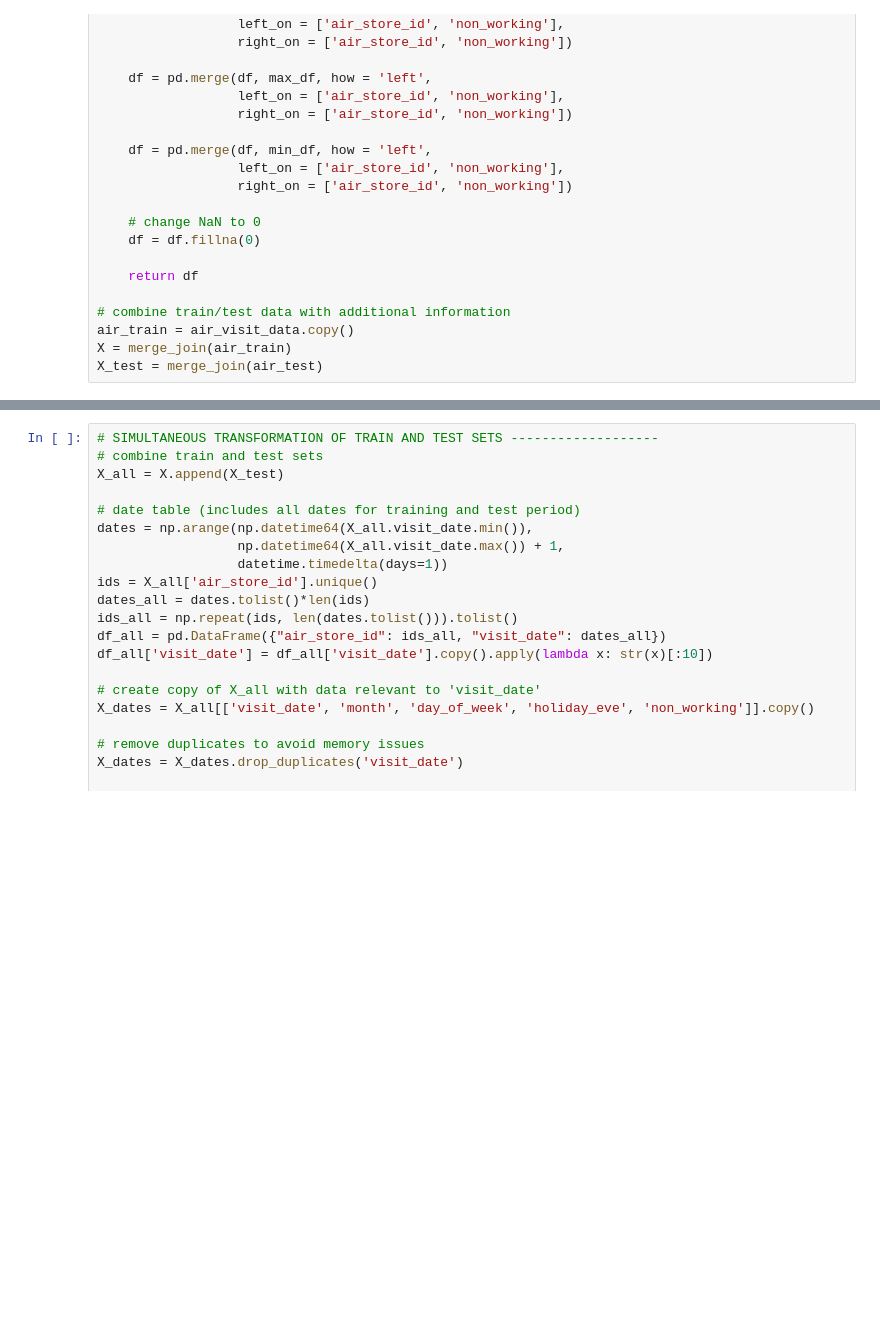
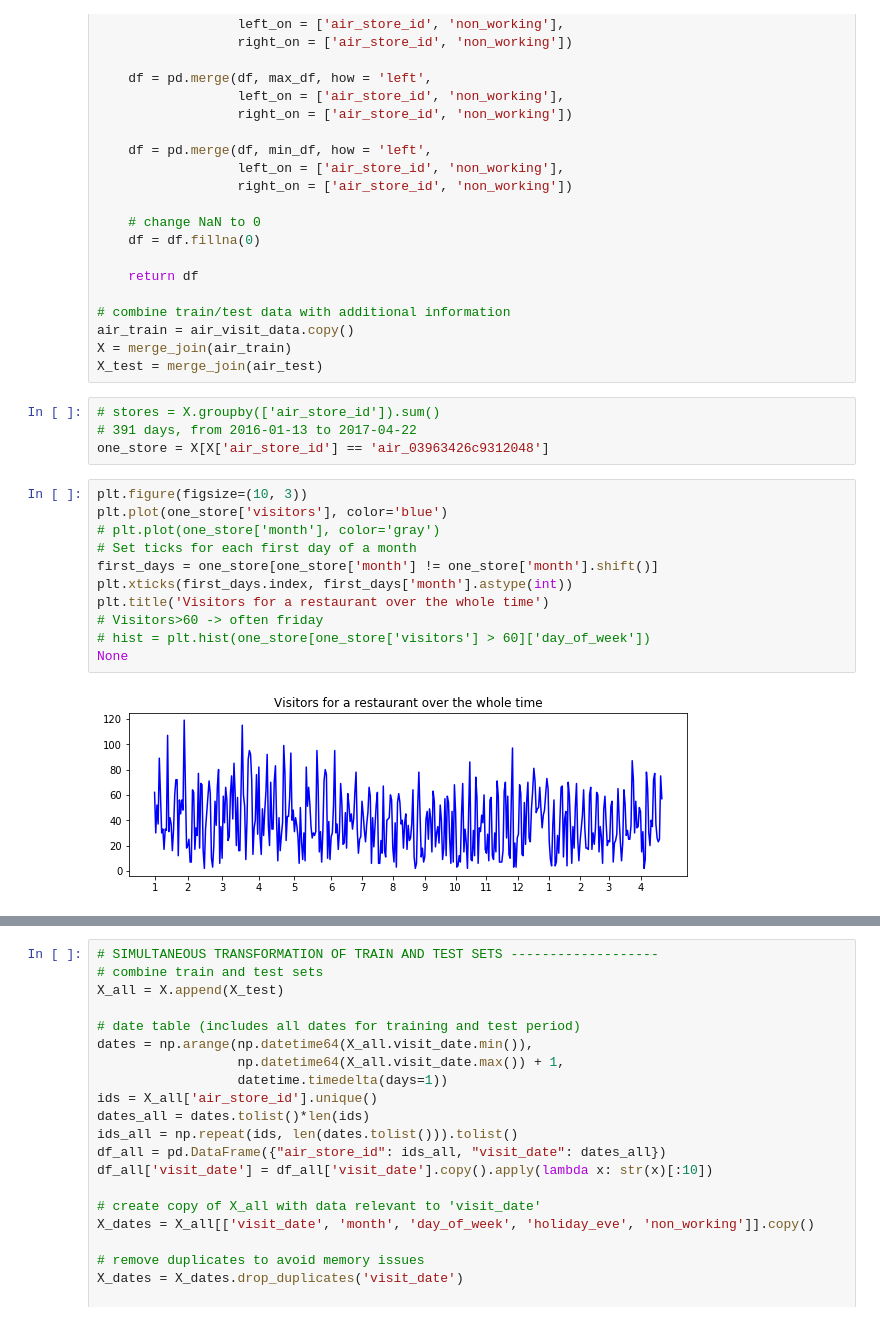
Before and after one commit to KDD-OpenSource/DeepADoTS, a Jupyter notebook: lstm/LSTM-EncDec-AD-Kaggle.ipynb, the cells around one changed output, grey strips where cells are left out. Saved outputs shown, nothing was run; the diff lists cells and outputs as text; blank space fills up the shorter version.

```diff
--- a/lstm/LSTM-EncDec-AD-Kaggle.ipynb
+++ b/lstm/LSTM-EncDec-AD-Kaggle.ipynb
@@ -202,6 +206,23 @@ def merge_join(df):
 air_train = air_visit_data.copy()
 X = merge_join(air_train)
 X_test = merge_join(air_test)
+# %%
+# stores = X.groupby(['air_store_id']).sum()
+# 391 days, from 2016-01-13 to 2017-04-22
+one_store = X[X['air_store_id'] == 'air_03963426c9312048']
+# %%
+plt.figure(figsize=(10, 3))
+plt.plot(one_store['visitors'], color='blue')
+# plt.plot(one_store['month'], color='gray')
+# Set ticks for each first day of a month
+first_days = one_store[one_store['month'] != one_store['month'].shift()]
+plt.xticks(first_days.index, first_days['month'].astype(int))
+plt.title('Visitors for a restaurant over the whole time')
+# Visitors>60 -> often friday
+# hist = plt.hist(one_store[one_store['visitors'] > 60]['day_of_week'])
+None
+# %% [output]
+[figure, added]
 # %%
 # ENCODE STRING FEATURES ----------------------------------------------
 # (one-hot encoding may provide better result,
```
Also changed, not shown: parts of 4 cells of this notebook.
